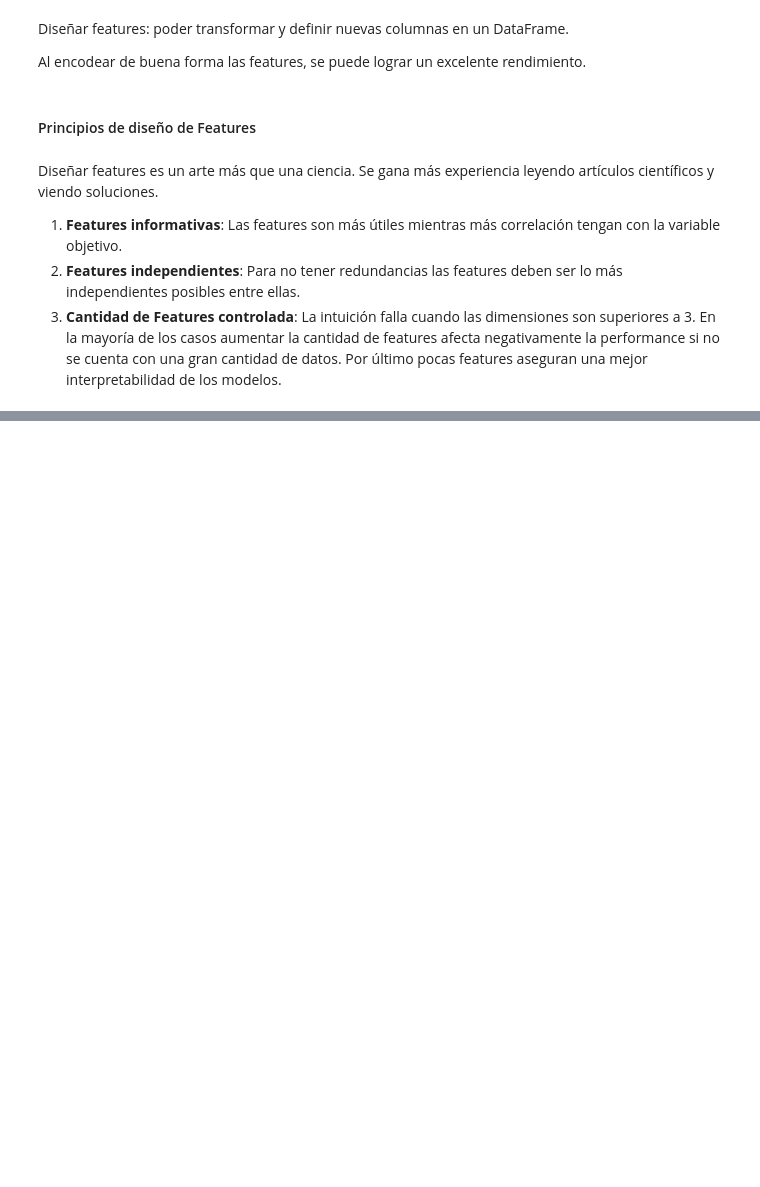
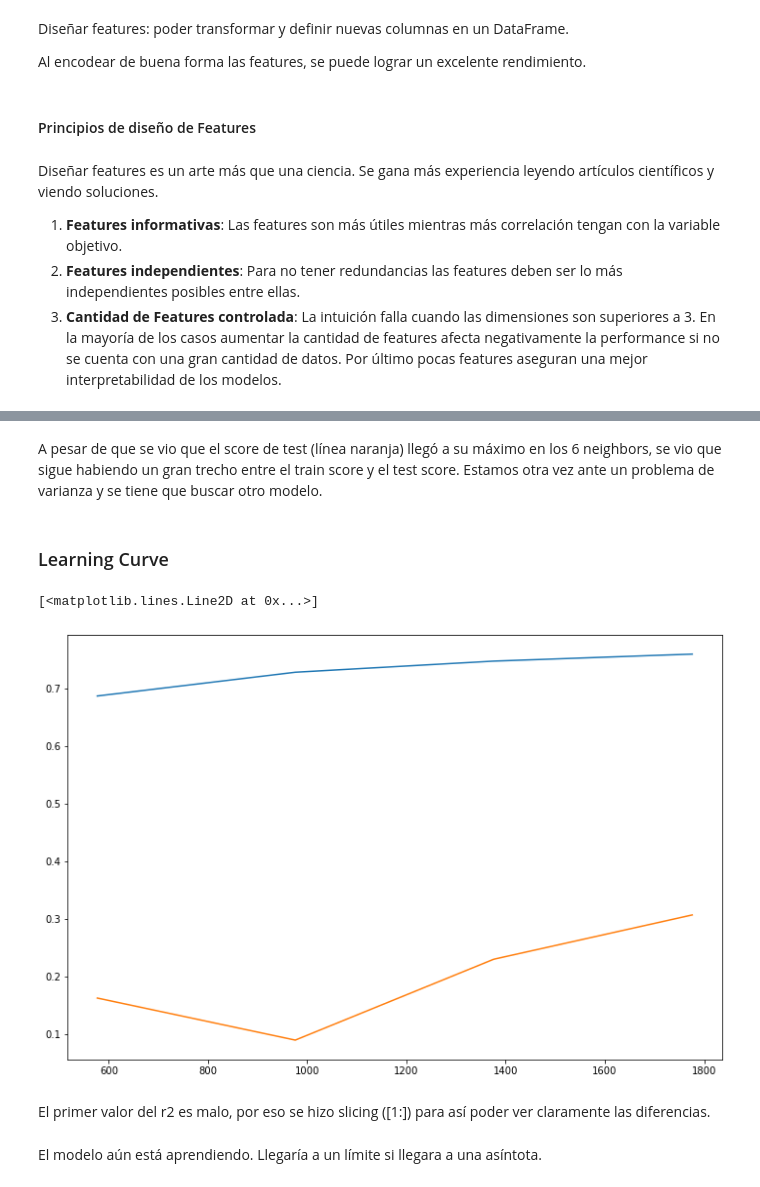
Before and after one commit to luisSantamariaCOL/MachineLearning-Journey, a Jupyter notebook: Machine Learning Projects/Prediccion de Ingresos de Peliculas/Prediccion de Ingresos de Peliculas.ipynb, the cells around one changed output, grey strips where cells are left out. Drawn from its saved outputs; the diff is of its cells as text; code cells hidden in the pictures; blank space fills up the shorter version.

```diff
--- a/Machine Learning Projects/Prediccion de Ingresos de Peliculas/Prediccion de Ingresos de Peliculas.ipynb
+++ b/Machine Learning Projects/Prediccion de Ingresos de Peliculas/Prediccion de Ingresos de Peliculas.ipynb
@@ -1170,0 +1163,20 @@ Probar otro algoritmo/familia de modelos, quizás las hipotesis del modelo no so
+# %% [markdown]
+A pesar de que se vio que el score de test (línea naranja) llegó a su máximo en los 6 neighbors, se vio que sigue habiendo un gran trecho entre el train score y el test score. Estamos otra vez ante un problema de varianza y se tiene que buscar otro modelo.
+# %% [markdown]
+### Learning Curve
+# %%
+from sklearn.model_selection import learning_curve
+
+# La mejor cantidad de vecinos es 6.
+lc = learning_curve(KNeighborsRegressor(n_neighbors=6), X, y, cv=5)
+samples, train, test = lc[0], lc[1], lc[2]
+# %%
+plt.plot(samples[1:], np.mean(train, axis=1)[1:])
+plt.plot(samples[1:], np.mean(test, axis=1)[1:])
+# %% [output]
+[<matplotlib.lines.Line2D at 0x...>]
+[figure, added]
+# %% [markdown]
+El primer valor del r2 es malo, por eso se hizo slicing ([1:]) para así poder ver claramente las diferencias.
+# %% [markdown]
+El modelo aún está aprendiendo. Llegaría a un límite si llegara a una asíntota.
```
Also changed, not shown: parts of 237 cells of this notebook, 6 other files.
